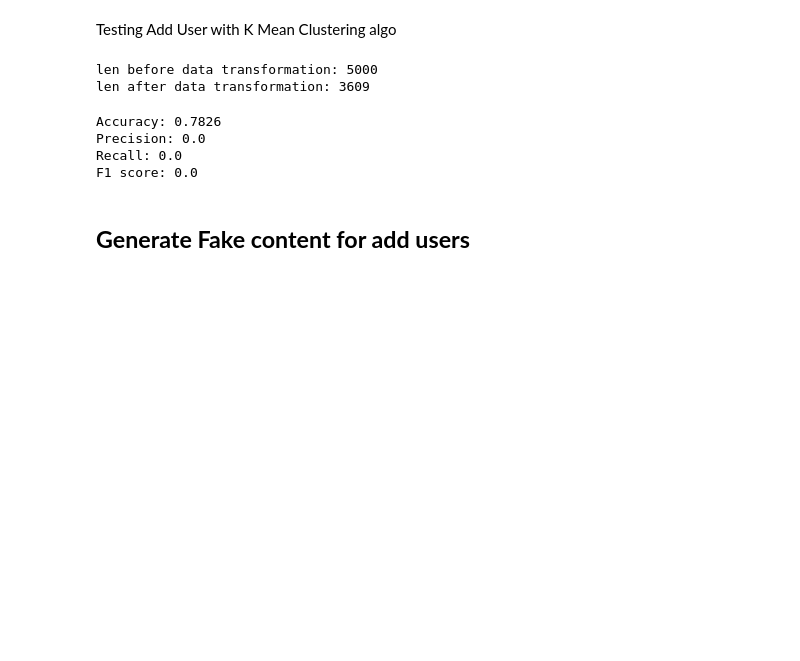
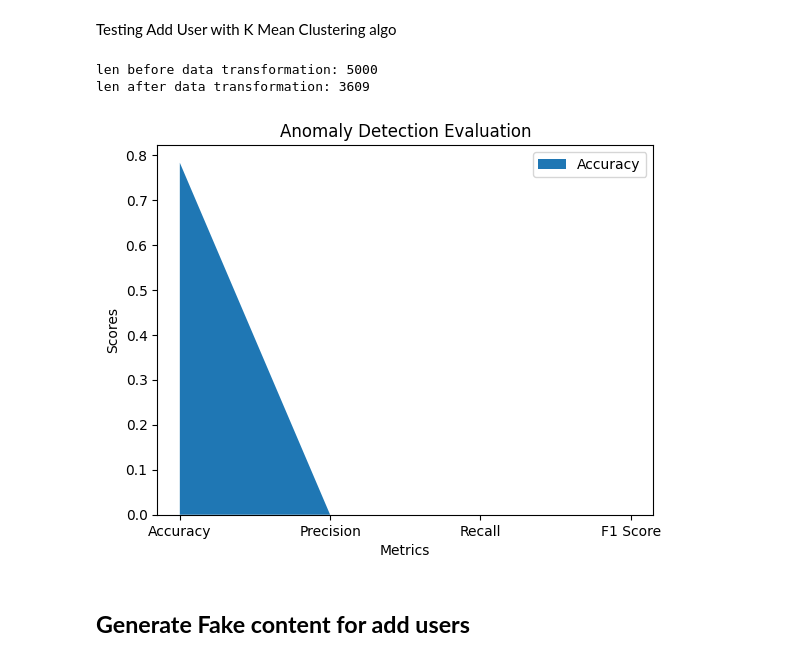
Before and after one commit to divanshu1993/security-anomalies-samples, a Jupyter notebook: script_security.ipynb, the cells around one changed output. Cells and saved outputs as stored; diff of their text form; code cells hidden in the pictures; blank space fills up the shorter version.

```diff
--- a/script_security.ipynb
+++ b/script_security.ipynb
@@ -382,6 +359,7 @@ ValueError: ignored
 Testing Add User with K Mean Clustering algo
 # %%
 import pandas as pd
+import matplotlib.pyplot as plt
 from sklearn.feature_extraction.text import TfidfVectorizer
 from sklearn.cluster import KMeans
 from sklearn.metrics import accuracy_score, precision_score, recall_score, f1_score
@@ -406,49 +384,48 @@ for log_message in log_messages:
     cleaned_log_messages.append(cleaned_message.strip())
 
 # Convert log messages to TF-IDF vectors
 vectorizer = TfidfVectorizer()
 X = vectorizer.fit_transform(cleaned_log_messages)
 
 # Apply K-means clustering for anomaly detection
 kmeans = KMeans(n_clusters=2)  # Assuming 2 clusters, one for normal data and one for anomalies
 kmeans.fit(X)
 
 # Get the cluster labels for the log messages
 cluster_labels = kmeans.labels_
 
 # Map the status labels to the cluster labels
 status_mapping = {status: label for status, label in zip(status_labels, cluster_labels)}
 
 # Determine the predicted labels (anomaly or normal)
 predicted_labels = [-1 if status == 'anomaly' else 1 for status in status_labels]
 
 # Assume all log messages are normal
 ground_truth_labels = [1] * len(cleaned_log_messages)
 
-# Calculate accuracy
+# Calculate evaluation metrics
 accuracy = accuracy_score(ground_truth_labels, predicted_labels)
-
-# Calculate precision
 precision = precision_score(ground_truth_labels, predicted_labels, pos_label=-1)
-
-# Calculate recall
 recall = recall_score(ground_truth_labels, predicted_labels, pos_label=-1)
-
-# Calculate F1 score
 f1 = f1_score(ground_truth_labels, predicted_labels, pos_label=-1)
 
-# Print the metrics
-print("Accuracy:", accuracy)
-print("Precision:", precision)
-print("Recall:", recall)
-print("F1 score:", f1)
+# Create a list of labels and scores
+labels = ['Accuracy', 'Precision', 'Recall', 'F1 Score']
+scores = [accuracy, precision, recall, f1]
+
+# Create an area chart
+plt.stackplot(labels, scores, labels=labels)
+plt.xlabel('Metrics')
+plt.ylabel('Scores')
+plt.title('Anomaly Detection Evaluation')
+plt.legend()
+
+# Display the area chart
+plt.show()
 # %% [output]
 len before data transformation: 5000
 len after data transformation: 3609
-Accuracy: 0.7826
-Precision: 0.0
-Recall: 0.0
-F1 score: 0.0
+[figure, added]
 # %% [markdown]
 ## **Generate Fake content for add users**
 # %%
```
Also changed, not shown: parts of 3 cells of this notebook.
